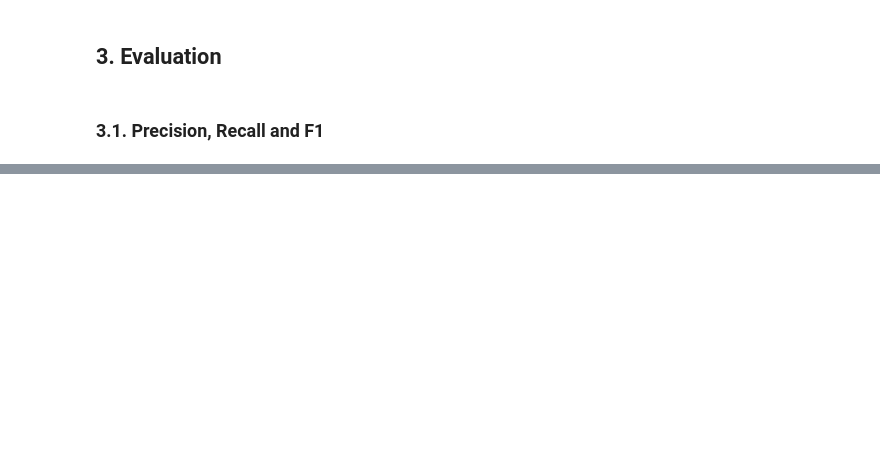
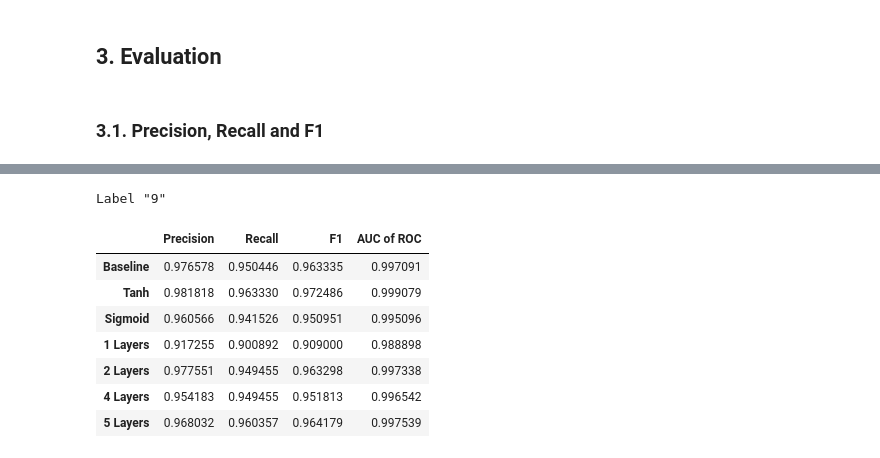
Before and after one commit to CSharperMantle/hdu2025_deep_learning, a Jupyter notebook: 2-mlp/2-mlp.ipynb, the cells around one changed output, grey strips where cells are left out. Saved outputs shown, nothing was run; the diff lists cells and outputs as text; code cells hidden in the pictures; blank space fills up the shorter version.

```diff
--- a/2-mlp/2-mlp.ipynb
+++ b/2-mlp/2-mlp.ipynb
@@ -330,0 +436,13 @@ class BinPredEvalResult(ty.NamedTuple):
+# %%
+print('Label "9"')
+bin_results[9]
+# %% [output]
+Label "9"
+|  | Precision | Recall | F1 | AUC of ROC |
+| Baseline | 0.976578 | 0.950446 | 0.963335 | 0.997091 |
+| Tanh | 0.981818 | 0.963330 | 0.972486 | 0.999079 |
+| Sigmoid | 0.960566 | 0.941526 | 0.950951 | 0.995096 |
+| 1 Layers | 0.917255 | 0.900892 | 0.909000 | 0.988898 |
+| 2 Layers | 0.977551 | 0.949455 | 0.963298 | 0.997338 |
+| 4 Layers | 0.954183 | 0.949455 | 0.951813 | 0.996542 |
+| 5 Layers | 0.968032 | 0.960357 | 0.964179 | 0.997539 |
```
Also changed, not shown: parts of 22 cells of this notebook.
